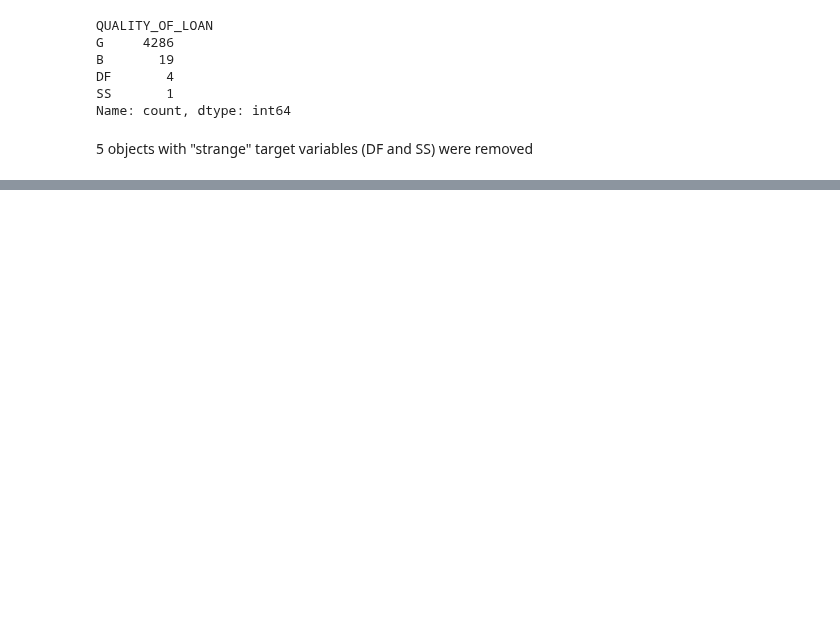
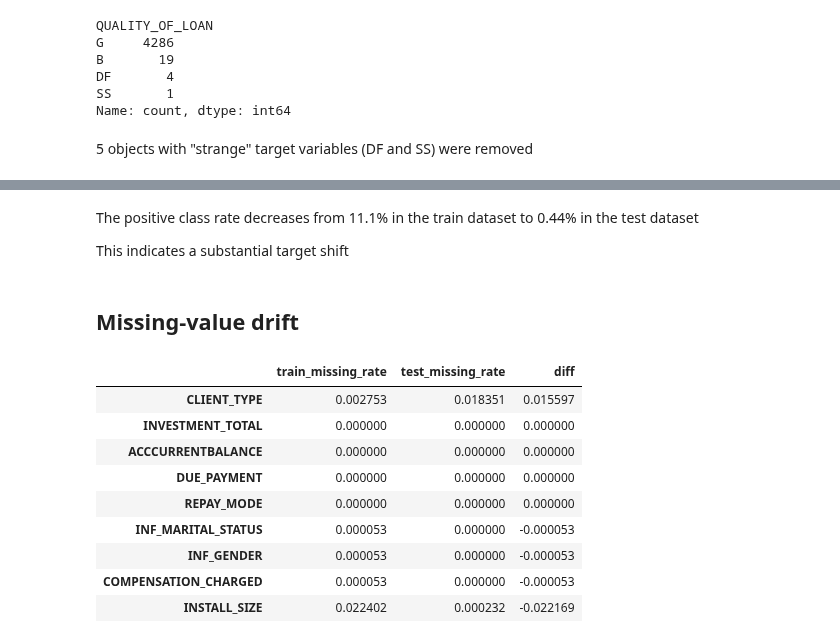
Before and after one commit to blbl-blbl/kaggle-Credit-Risk-Dataset, a Jupyter notebook: notebooks/03_drift_analysis.ipynb, the cells around one changed output, grey strips where cells are left out. Cells and saved outputs as stored; diff of their text form; code cells hidden in the pictures; blank space fills up the shorter version.

```diff
--- a/notebooks/03_drift_analysis.ipynb
+++ b/notebooks/03_drift_analysis.ipynb
@@ -67,0 +107,37 @@ df_test['QUALITY_OF_LOAN'] = (
+# %% [markdown]
+The positive class rate decreases from 11.1% in the train dataset
+to 0.44% in the test dataset
+
+This indicates a substantial target shift
+# %% [markdown]
+## Missing-value drift
+# %%
+categorial_features = ['INF_MARITAL_STATUS', 'INF_GENDER',
+                       'COMPENSATION_CHARGED', 'CLIENT_TYPE',
+                       'REPAY_MODE']
+numeric_features = ['INVESTMENT_TOTAL', 'ACCCURRENTBALANCE',
+                    'INSTALL_SIZE', 'DUE_PAYMENT']
+
+feature_columns = numeric_features + categorial_features
+
+missing_train = df_train[feature_columns].isna().mean()
+missing_test = df_test[feature_columns].isna().mean()
+
+missing_df = pd.DataFrame({
+    'train_missing_rate': missing_train,
+    'test_missing_rate': missing_test
+})
+
+missing_df['diff'] = missing_df['test_missing_rate'] - missing_df['train_missing_rate']
+missing_df.sort_values(by='diff', ascending=False)
+# %% [output]
+|  | train_missing_rate | test_missing_rate | diff |
+| CLIENT_TYPE | 0.002753 | 0.018351 | 0.015597 |
+| INVESTMENT_TOTAL | 0.000000 | 0.000000 | 0.000000 |
+| ACCCURRENTBALANCE | 0.000000 | 0.000000 | 0.000000 |
+| DUE_PAYMENT | 0.000000 | 0.000000 | 0.000000 |
+| REPAY_MODE | 0.000000 | 0.000000 | 0.000000 |
+| INF_MARITAL_STATUS | 0.000053 | 0.000000 | -0.000053 |
+| INF_GENDER | 0.000053 | 0.000000 | -0.000053 |
+| COMPENSATION_CHARGED | 0.000053 | 0.000000 | -0.000053 |
+| INSTALL_SIZE | 0.022402 | 0.000232 | -0.022169 |
```
Also changed, not shown: parts of 4 cells of this notebook.
